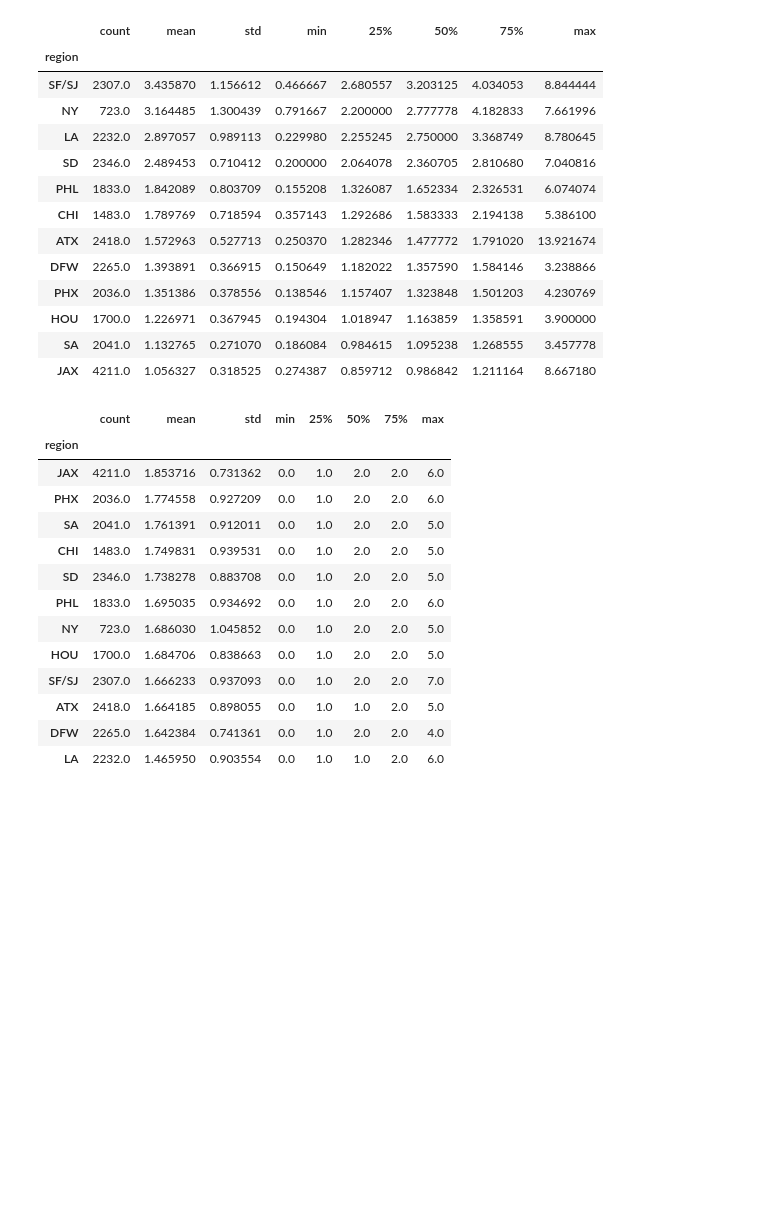
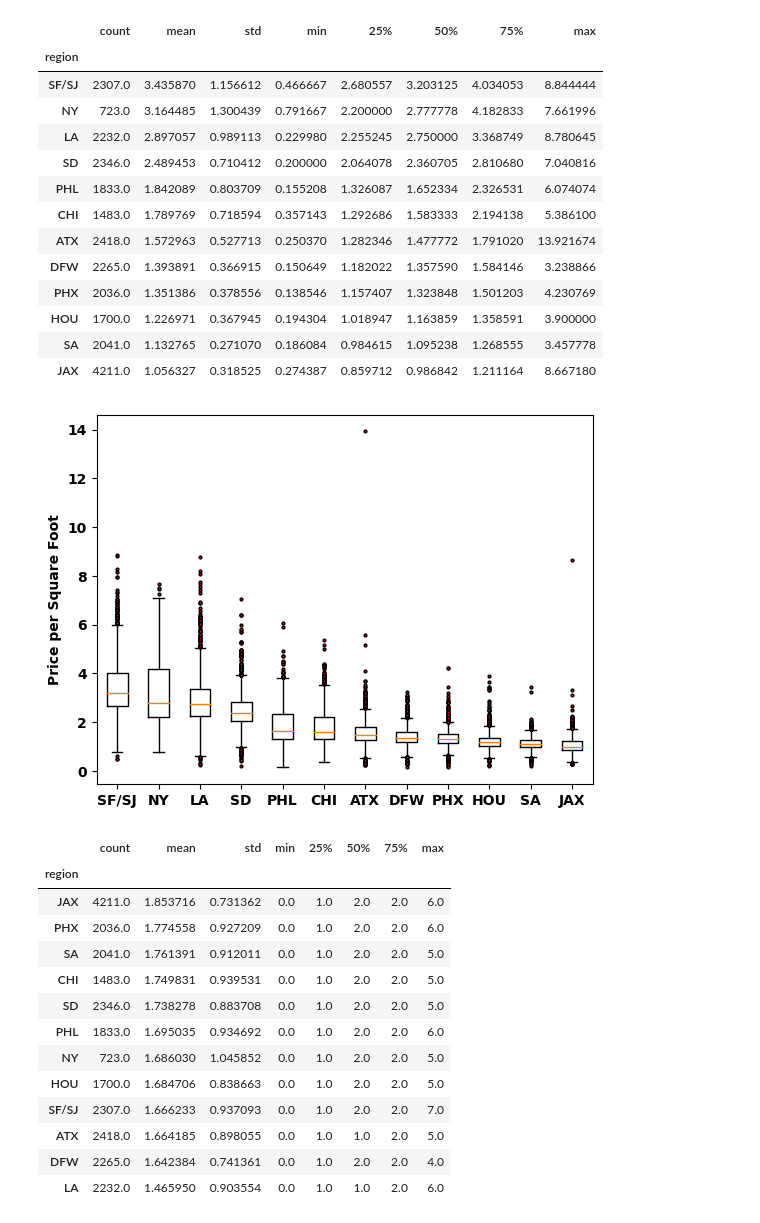
Before and after one commit to ski2488/Project.3, a Jupyter notebook: housing.ipynb, the cells around one changed output. Saved outputs shown, nothing was run; the diff lists cells and outputs as text; code cells hidden in the pictures; blank space fills up the shorter version.

```diff
--- a/housing.ipynb
+++ b/housing.ipynb
@@ -114,6 +148,34 @@ rent_summary['price_per_sqfeet'].describe().sort_values(by = 'mean', ascending =
 | HOU | 1700.0 | 1.226971 | 0.367945 | 0.194304 | 1.018947 | 1.163859 | 1.358591 | 3.900000 |
 | SA | 2041.0 | 1.132765 | 0.271070 | 0.186084 | 0.984615 | 1.095238 | 1.268555 | 3.457778 |
 | JAX | 4211.0 | 1.056327 | 0.318525 | 0.274387 | 0.859712 | 0.986842 | 1.211164 | 8.667180 |
+# %%
+# Boxplot - Price per sqft
+cities = rent_summary['price_per_sqfeet'].describe().sort_values(by = 'mean', ascending = False).iloc[:, 0]
+city_list = [city for city in cities.index]
+
+city0 = rent.loc[rent['region'] == city_list[0]]['price_per_sqfeet']
+city1 = rent.loc[rent['region'] == city_list[1]]['price_per_sqfeet']
+city2 = rent.loc[rent['region'] == city_list[2]]['price_per_sqfeet']
+city3 = rent.loc[rent['region'] == city_list[3]]['price_per_sqfeet']
+city4 = rent.loc[rent['region'] == city_list[4]]['price_per_sqfeet']
+city5 = rent.loc[rent['region'] == city_list[5]]['price_per_sqfeet']
+city6 = rent.loc[rent['region'] == city_list[6]]['price_per_sqfeet']
+city7 = rent.loc[rent['region'] == city_list[7]]['price_per_sqfeet']
+city8 = rent.loc[rent['region'] == city_list[8]]['price_per_sqfeet']
+city9 = rent.loc[rent['region'] == city_list[9]]['price_per_sqfeet']
+city10 = rent.loc[rent['region'] == city_list[10]]['price_per_sqfeet']
+city11 = rent.loc[rent['region'] == city_list[11]]['price_per_sqfeet']
+
+prices = [city0, city1, city2, city3, city4, city5, city6, city7, city8, city9, city10, city11]
+
+fig1, ax1 = plt.subplots()
+ax1.set_ylabel('Price per Square Foot')
+ax1.boxplot(prices, flierprops={'marker': 'o', 'markersize': 2, 'markerfacecolor': 'red'})
+ax1.set_xticklabels(city_list)
+#plt.yscale("log")
+plt.show()
+# %% [output]
+[figure, added]
 # %%
 # Group by city and create table of summary stats for 'beds'
 rent_summary['beds'].describe().sort_values(by = 'mean', ascending = False)
```
Also changed, not shown: parts of 10 cells of this notebook, 1 other file.
